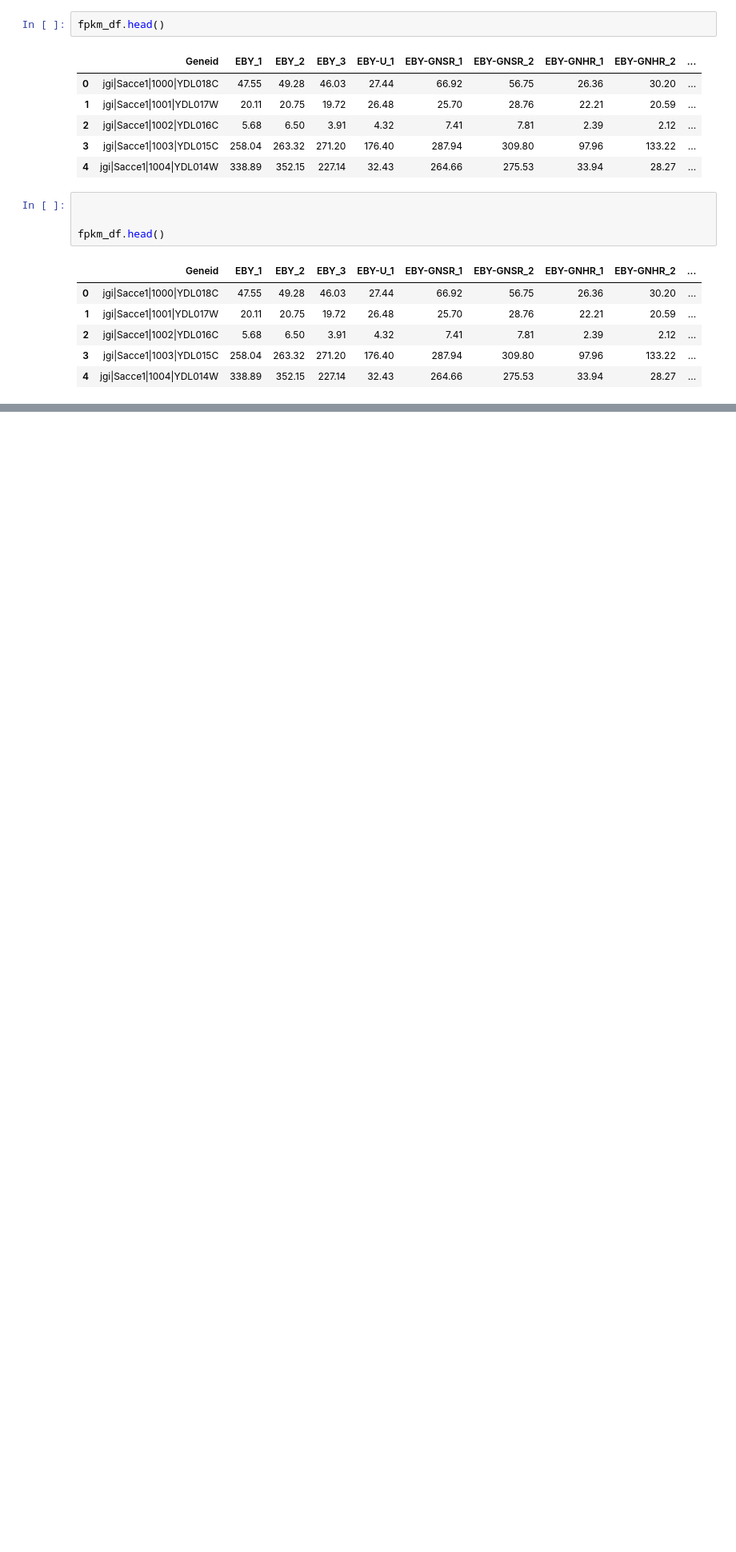
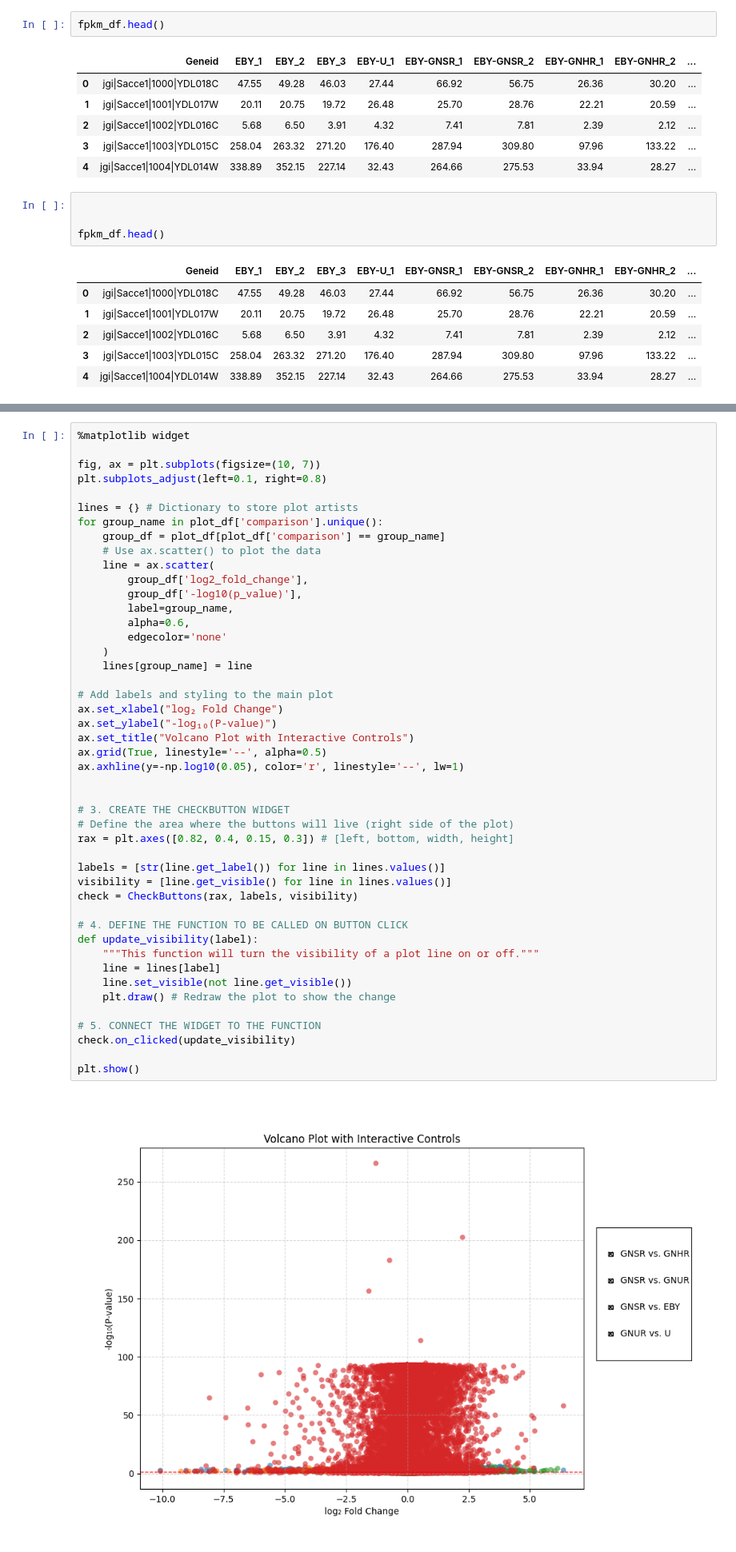
Before and after one commit to jacobbw98/SUMO_seq_project, a Jupyter notebook: code.ipynb, the cells around one changed output, grey strips where cells are left out. Shown at 80% size. Cells and saved outputs as stored; diff of their text form; blank space fills up the shorter version.

```diff
--- a/code.ipynb
+++ b/code.ipynb
@@ -62,3 +247,51 @@ fpkm_df.head()
+# %%
+%matplotlib widget
+
+fig, ax = plt.subplots(figsize=(10, 7))
+plt.subplots_adjust(left=0.1, right=0.8)
+
+lines = {} # Dictionary to store plot artists
+for group_name in plot_df['comparison'].unique():
+    group_df = plot_df[plot_df['comparison'] == group_name]
+    # Use ax.scatter() to plot the data
+    line = ax.scatter(
+        group_df['log2_fold_change'],
+        group_df['-log10(p_value)'],
+        label=group_name,
+        alpha=0.6,
+        edgecolor='none'
+    )
+    lines[group_name] = line
+
+# Add labels and styling to the main plot
+ax.set_xlabel("log₂ Fold Change")
+ax.set_ylabel("-log₁₀(P-value)")
+ax.set_title("Volcano Plot with Interactive Controls")
+ax.grid(True, linestyle='--', alpha=0.5)
+ax.axhline(y=-np.log10(0.05), color='r', linestyle='--', lw=1)
+
+
+# 3. CREATE THE CHECKBUTTON WIDGET
+# Define the area where the buttons will live (right side of the plot)
+rax = plt.axes([0.82, 0.4, 0.15, 0.3]) # [left, bottom, width, height]
+
+labels = [str(line.get_label()) for line in lines.values()]
+visibility = [line.get_visible() for line in lines.values()]
+check = CheckButtons(rax, labels, visibility)
+
+# 4. DEFINE THE FUNCTION TO BE CALLED ON BUTTON CLICK
+def update_visibility(label):
+    """This function will turn the visibility of a plot line on or off."""
+    line = lines[label]
+    line.set_visible(not line.get_visible())
+    plt.draw() # Redraw the plot to show the change
+
+# 5. CONNECT THE WIDGET TO THE FUNCTION
+check.on_clicked(update_visibility)
+
+plt.show()
+# %% [output]
+[figure, added]
 # %%
 EBY_1_gene_transcripts = get_gene_transcript_dictionary(fpkm_df, 'EBY_1')
 EBY_2_gene_transcripts = get_gene_transcript_dictionary(fpkm_df, 'EBY_2')
```
Also changed, not shown: parts of 12 cells of this notebook.
